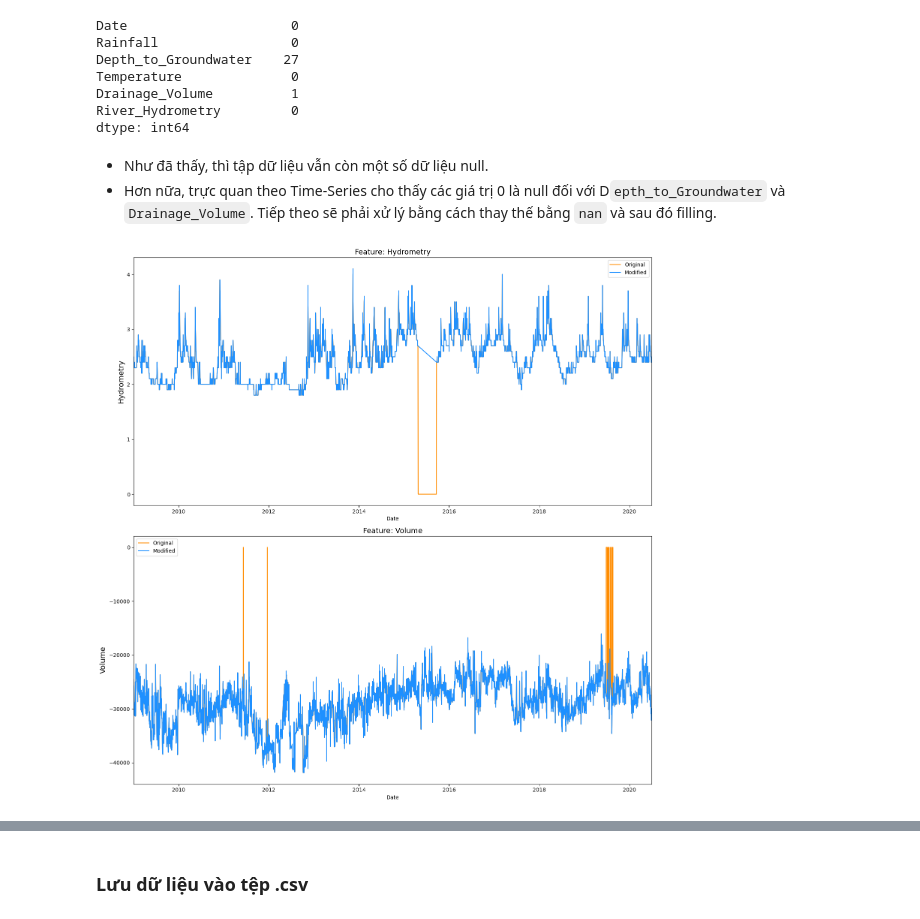
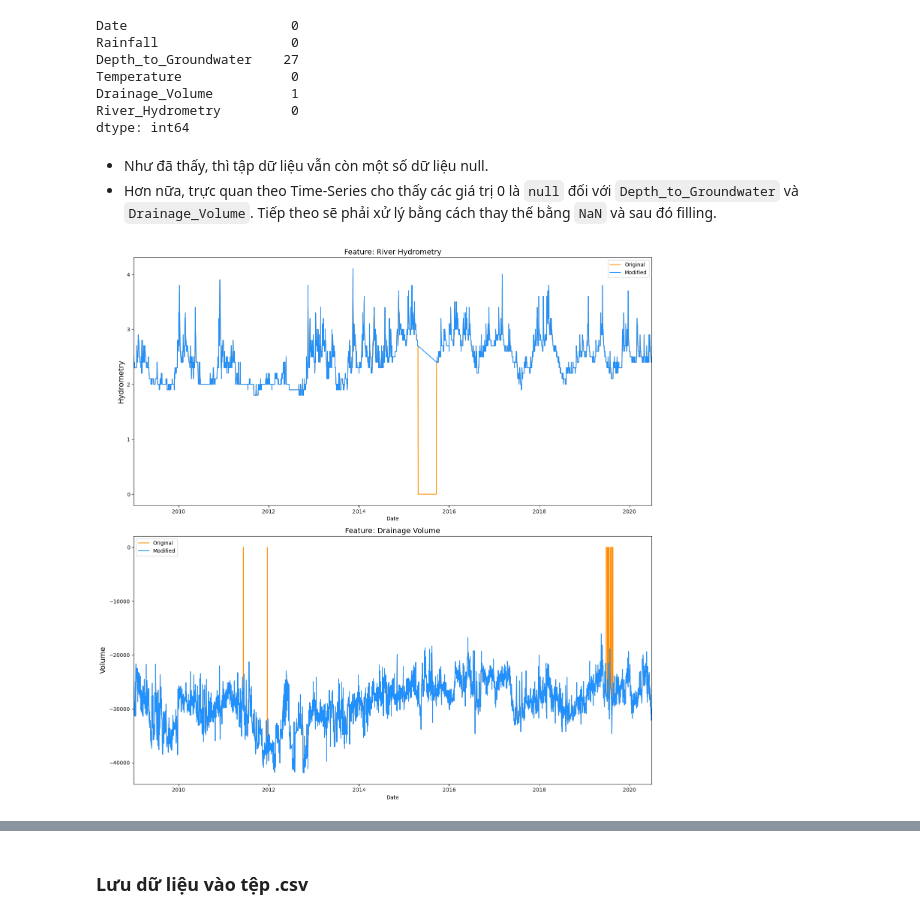
Before and after one commit to GenNyu/Lab-2---DV, a Jupyter notebook: 2.1_Preprocessing.ipynb, the cells around one changed output, grey strips where cells are left out. Drawn from its saved outputs; the diff is of its cells as text; code cells hidden in the pictures.

```diff
--- a/2.1_Preprocessing.ipynb
+++ b/2.1_Preprocessing.ipynb
@@ -73,35 +73,35 @@ River_Hydrometry         0
 dtype: int64
 # %% [markdown]
 - Như đã thấy, thì tập dữ liệu vẫn còn một số dữ liệu null.
-- Hơn nữa, trực quan theo Time-Series cho thấy các giá trị 0 là null đối với D`epth_to_Groundwater` và `Drainage_Volume`. Tiếp theo sẽ phải xử lý bằng cách thay thế bằng `nan` và sau đó filling.
+- Hơn nữa, trực quan theo Time-Series cho thấy các giá trị 0 là `null` đối với `Depth_to_Groundwater` và `Drainage_Volume`. Tiếp theo sẽ phải xử lý bằng cách thay thế bằng `NaN` và sau đó filling.
 # %%
 fig, ax = plt.subplots(nrows=2, ncols=1, figsize=(15, 15))
 
 # River_Hydrometry
 old_river_hydrometry = df.River_Hydrometry.copy()
 # Thay thế giá trị 0 bằng NaN
 df['River_Hydrometry'] = np.where(df.River_Hydrometry == 0, np.nan, df.River_Hydrometry)
 
 sns.lineplot(x=df.Date, y=old_river_hydrometry.fillna(np.inf), ax=ax[0], color='darkorange', label='Original')
 sns.lineplot(x=df.Date, y=df.River_Hydrometry.fillna(np.inf), ax=ax[0], color='dodgerblue', label='Modified')
-ax[0].set_title('Feature: Hydrometry', fontsize=14)
+ax[0].set_title('Feature: River Hydrometry', fontsize=14)
 ax[0].set_ylabel('Hydrometry', fontsize=14)
 
 # Drainage_Volume
 old_drainage_volume = df.Drainage_Volume.copy()
 # Thay thế giá trị 0 bằng NaN
 df['Drainage_Volume'] = np.where(df.Drainage_Volume == 0, np.nan, df.Drainage_Volume)
 
 sns.lineplot(x=df.Date, y=old_drainage_volume.fillna(np.inf), ax=ax[1], color='darkorange', label='Original')
 sns.lineplot(x=df.Date, y=df.Drainage_Volume.fillna(np.inf), ax=ax[1], color='dodgerblue', label='Modified')
-ax[1].set_title('Feature: Volume', fontsize=14)
+ax[1].set_title('Feature: Drainage Volume', fontsize=14)
 ax[1].set_ylabel('Volume', fontsize=14)
 
 # Đặt giới hạn trục x cho cả hai biểu đồ
 for i in range(2):
     ax[i].set_xlim([date(2009, 1, 1), date(2020, 6, 30)])
 
 plt.tight_layout()
 plt.show()
 # %% [output]
-[figure, old version]
+[figure, new version]
```
Also changed, not shown: parts of 52 cells of this notebook, 1 other file.
